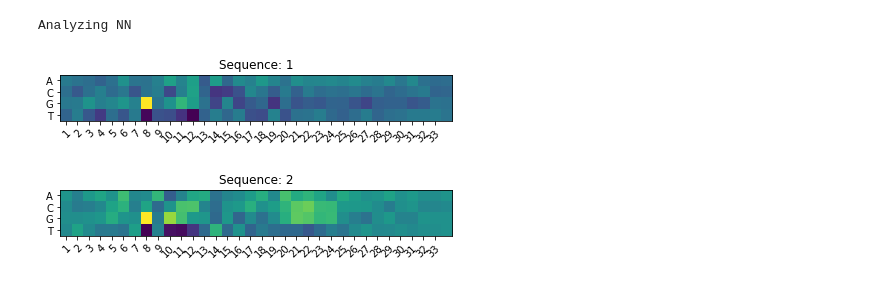
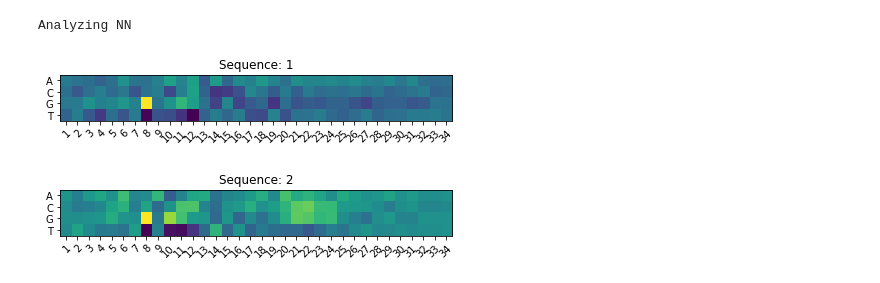
Before and after one commit to sproft/DeepCpf1, a Jupyter notebook: HeatmapDeepCpf1.ipynb, the cells around one changed output. Cells and saved outputs as stored; diff of their text form; code cells hidden in the pictures.

```diff
--- a/HeatmapDeepCpf1.ipynb
+++ b/HeatmapDeepCpf1.ipynb
@@ -129,40 +178,36 @@ analysis = analyzer.analyze(SEQ)
 grid = [[analysis[i, j] for j in range(analysis.shape[1])]
         for i in range(analysis.shape[0])]
 
-import numpy as np
-import matplotlib.pyplot as plt
-# sphinx_gallery_thumbnail_number = 2
-
-positions = range(1,34)
+positions = range(1,35)
 bases = ["A", "C", "G", "T"]
 
 for i in range(0,len(grid)):
-    harvest = transpose(grid[i])
+    sequence = transpose(grid[i])
 
     fig, ax = plt.subplots()
-    im = ax.imshow(harvest)
+    im = ax.imshow(sequence)
 
     # We want to show all ticks...
     ax.set_xticks(np.arange(len(positions)))
     ax.set_yticks(np.arange(len(bases)))
     # ... and label them with the respective list entries
     ax.set_xticklabels(positions)
     ax.set_yticklabels(bases)
 
     # Rotate the tick labels and set their alignment.
     plt.setp(ax.get_xticklabels(), rotation=45, ha="right",
              rotation_mode="anchor")
 
     # Loop over data dimensions and create text annotations.
     #for i in range(len(bases)):
     #    for j in range(len(positions)):
     #        text = ax.text(j, i, harvest[i, j],
     #                       ha="center", va="center", color="w")
 
     ax.set_title("Sequence: "+str(i+1))
     fig.tight_layout()
     plt.show()
 # %% [output]
 Analyzing NN
-[figure, old version]
+[figure, new version]
-[figure, old version]
+[figure, new version]
```
Also changed, not shown: parts of 2 cells of this notebook.
